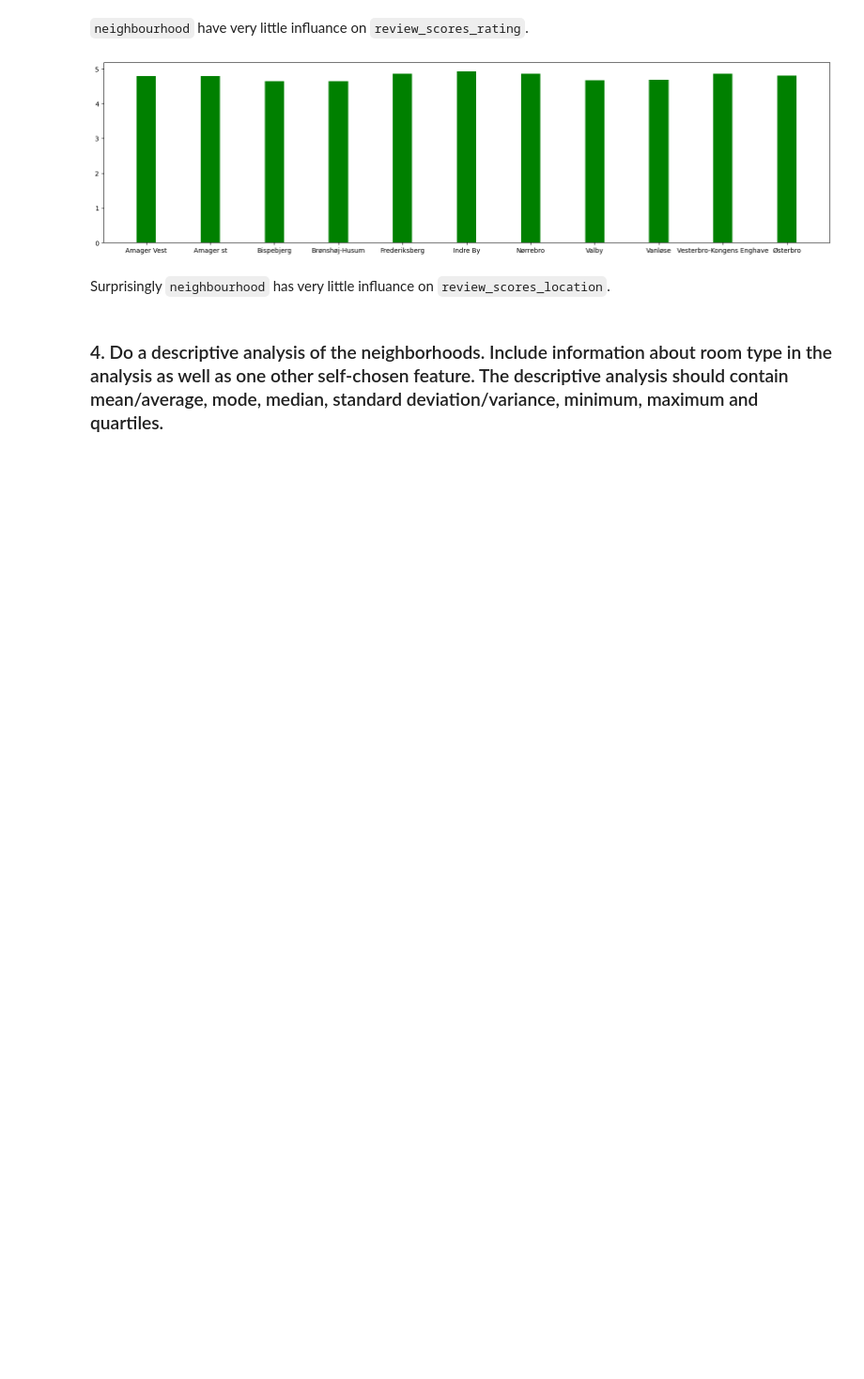
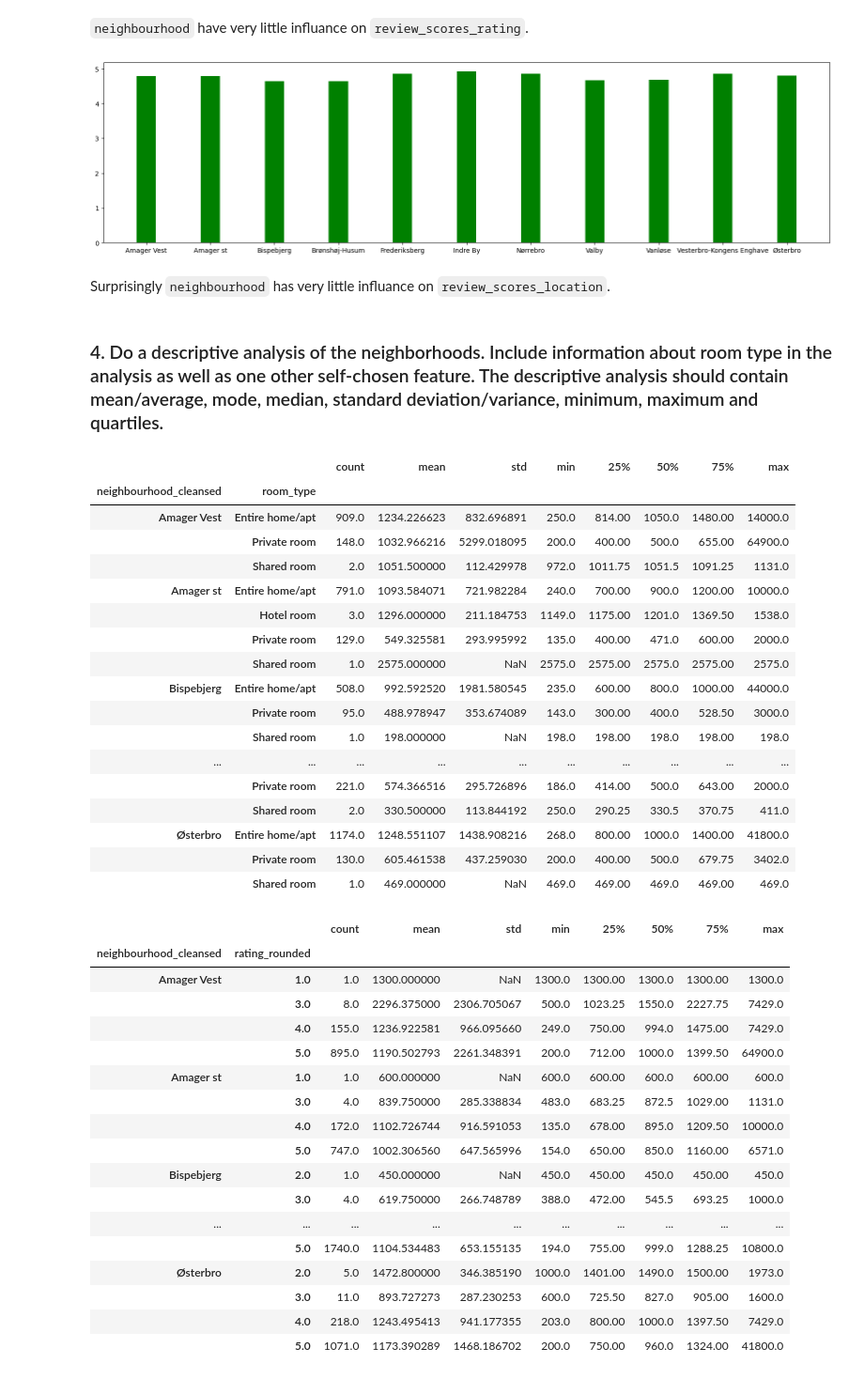
Before and after one commit to baginskijakub/MAL1, a Jupyter notebook: Assignment1/1. Getting started - Copenhagen Airbnb.ipynb, the cells around one changed output. Shown at 94% size. Saved outputs shown, nothing was run; the diff lists cells and outputs as text; code cells hidden in the pictures; blank space fills up the shorter version.

```diff
--- a/Assignment1/1. Getting started - Copenhagen Airbnb.ipynb
+++ b/Assignment1/1. Getting started - Copenhagen Airbnb.ipynb
@@ -184,4 +188,46 @@ Surprisingly `neighbourhood` has very little influance on `review_scores_locatio
 ### 4. Do a descriptive analysis of the neighborhoods. Include information about room type in the analysis as well as one other self-chosen feature. The descriptive analysis should contain mean/average, mode, median, standard deviation/variance, minimum, maximum and quartiles.
 # %%
 # State your solution here. Add more cells if needed.
+display(data_filtered.groupby(['neighbourhood_cleansed', 'room_type'])['price'].describe())
+
+data_filtered['rating_rounded'] = data_filtered['review_scores_value'].round(0)
+
+data_filtered.groupby(['neighbourhood_cleansed', 'rating_rounded'])['price'].describe()
+# %% [output]
+|  |  | count | mean | std | min | 25% | 50% | 75% | max |
+| neighbourhood_cleansed | room_type |  |  |  |  |  |  |  |  |
+| Amager Vest | Entire home/apt | 909.0 | 1234.226623 | 832.696891 | 250.0 | 814.00 | 1050.0 | 1480.00 | 14000.0 |
+|  | Private room | 148.0 | 1032.966216 | 5299.018095 | 200.0 | 400.00 | 500.0 | 655.00 | 64900.0 |
+|  | Shared room | 2.0 | 1051.500000 | 112.429978 | 972.0 | 1011.75 | 1051.5 | 1091.25 | 1131.0 |
+| Amager st | Entire home/apt | 791.0 | 1093.584071 | 721.982284 | 240.0 | 700.00 | 900.0 | 1200.00 | 10000.0 |
+|  | Hotel room | 3.0 | 1296.000000 | 211.184753 | 1149.0 | 1175.00 | 1201.0 | 1369.50 | 1538.0 |
+|  | Private room | 129.0 | 549.325581 | 293.995992 | 135.0 | 400.00 | 471.0 | 600.00 | 2000.0 |
+|  | Shared room | 1.0 | 2575.000000 | NaN | 2575.0 | 2575.00 | 2575.0 | 2575.00 | 2575.0 |
+| Bispebjerg | Entire home/apt | 508.0 | 992.592520 | 1981.580545 | 235.0 | 600.00 | 800.0 | 1000.00 | 44000.0 |
+|  | Private room | 95.0 | 488.978947 | 353.674089 | 143.0 | 300.00 | 400.0 | 528.50 | 3000.0 |
+|  | Shared room | 1.0 | 198.000000 | NaN | 198.0 | 198.00 | 198.0 | 198.00 | 198.0 |
+| ... | ... | ... | ... | ... | ... | ... | ... | ... | ... |
+|  | Private room | 221.0 | 574.366516 | 295.726896 | 186.0 | 414.00 | 500.0 | 643.00 | 2000.0 |
+|  | Shared room | 2.0 | 330.500000 | 113.844192 | 250.0 | 290.25 | 330.5 | 370.75 | 411.0 |
+| Østerbro | Entire home/apt | 1174.0 | 1248.551107 | 1438.908216 | 268.0 | 800.00 | 1000.0 | 1400.00 | 41800.0 |
+|  | Private room | 130.0 | 605.461538 | 437.259030 | 200.0 | 400.00 | 500.0 | 679.75 | 3402.0 |
+|  | Shared room | 1.0 | 469.000000 | NaN | 469.0 | 469.00 | 469.0 | 469.00 | 469.0 |
+|  |  | count | mean | std | min | 25% | 50% | 75% | max |
+| neighbourhood_cleansed | rating_rounded |  |  |  |  |  |  |  |  |
+| Amager Vest | 1.0 | 1.0 | 1300.000000 | NaN | 1300.0 | 1300.00 | 1300.0 | 1300.00 | 1300.0 |
+|  | 3.0 | 8.0 | 2296.375000 | 2306.705067 | 500.0 | 1023.25 | 1550.0 | 2227.75 | 7429.0 |
+|  | 4.0 | 155.0 | 1236.922581 | 966.095660 | 249.0 | 750.00 | 994.0 | 1475.00 | 7429.0 |
+|  | 5.0 | 895.0 | 1190.502793 | 2261.348391 | 200.0 | 712.00 | 1000.0 | 1399.50 | 64900.0 |
+| Amager st | 1.0 | 1.0 | 600.000000 | NaN | 600.0 | 600.00 | 600.0 | 600.00 | 600.0 |
+|  | 3.0 | 4.0 | 839.750000 | 285.338834 | 483.0 | 683.25 | 872.5 | 1029.00 | 1131.0 |
+|  | 4.0 | 172.0 | 1102.726744 | 916.591053 | 135.0 | 678.00 | 895.0 | 1209.50 | 10000.0 |
+|  | 5.0 | 747.0 | 1002.306560 | 647.565996 | 154.0 | 650.00 | 850.0 | 1160.00 | 6571.0 |
+| Bispebjerg | 2.0 | 1.0 | 450.000000 | NaN | 450.0 | 450.00 | 450.0 | 450.00 | 450.0 |
+|  | 3.0 | 4.0 | 619.750000 | 266.748789 | 388.0 | 472.00 | 545.5 | 693.25 | 1000.0 |
+| ... | ... | ... | ... | ... | ... | ... | ... | ... | ... |
+|  | 5.0 | 1740.0 | 1104.534483 | 653.155135 | 194.0 | 755.00 | 999.0 | 1288.25 | 10800.0 |
+| Østerbro | 2.0 | 5.0 | 1472.800000 | 346.385190 | 1000.0 | 1401.00 | 1490.0 | 1500.00 | 1973.0 |
+|  | 3.0 | 11.0 | 893.727273 | 287.230253 | 600.0 | 725.50 | 827.0 | 905.00 | 1600.0 |
+|  | 4.0 | 218.0 | 1243.495413 | 941.177355 | 203.0 | 800.00 | 1000.0 | 1397.50 | 7429.0 |
+|  | 5.0 | 1071.0 | 1173.390289 | 1468.186702 | 200.0 | 750.00 | 960.0 | 1324.00 | 41800.0 |
 # %% [markdown]
```
Also changed, not shown: parts of 14 cells of this notebook, 1 other file.
